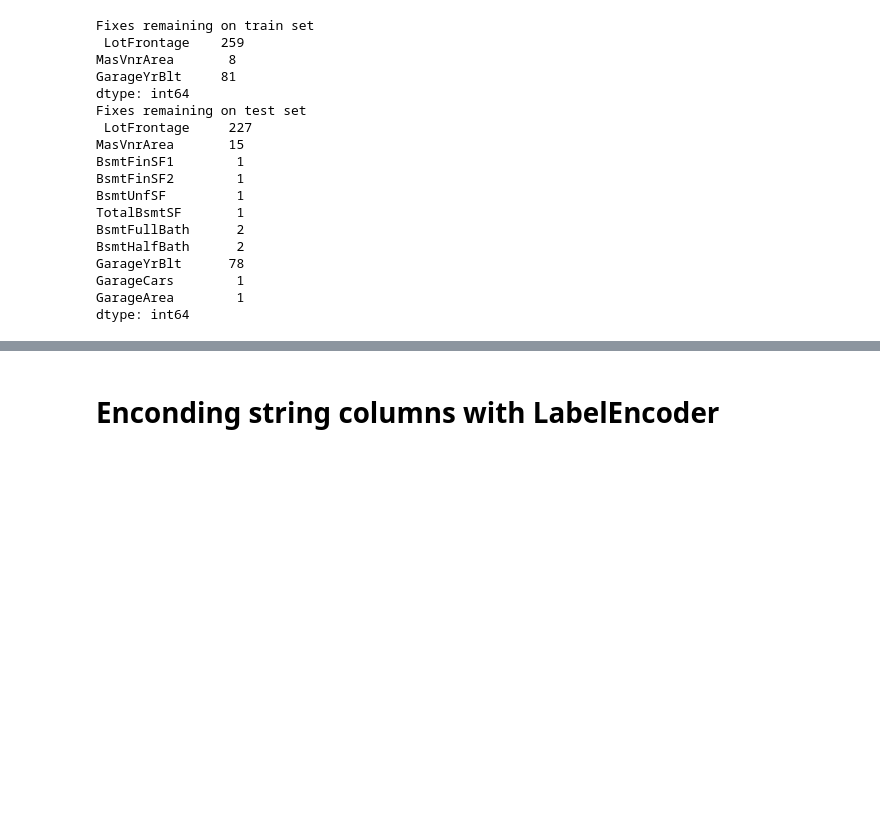
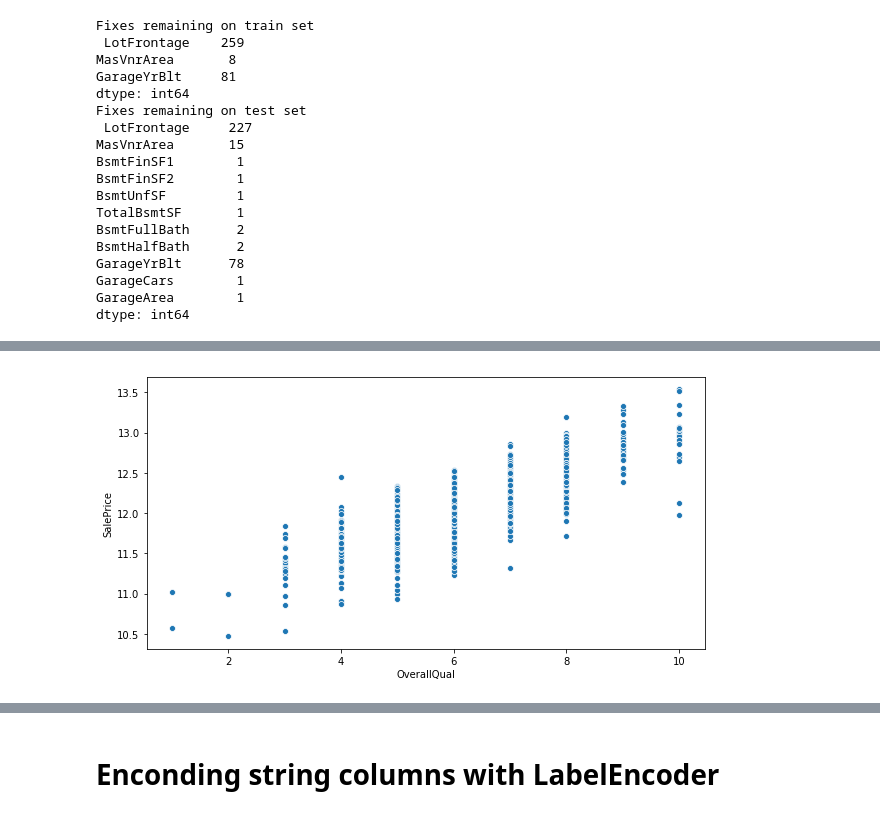
Before and after one commit to ddmng/kaggle, a Jupyter notebook: House Prices/notebooks/XGBoost and LGBM.ipynb, the cells around one changed output, grey strips where cells are left out. Drawn from its saved outputs; the diff is of its cells as text; code cells hidden in the pictures; blank space fills up the shorter version.

```diff
--- a/House Prices/notebooks/XGBoost and LGBM.ipynb
+++ b/House Prices/notebooks/XGBoost and LGBM.ipynb
@@ -298,0 +256,11 @@ Fixes remaining on test set
+# %%
+for d in numeric_columns[numeric_columns['OverallQual'] == 4].index:
+    if np.log1p(numeric_columns.loc[d,'SalePrice']) < 10.8:
+        numeric_columns = numeric_columns.drop(d, axis=0)
+        object_columns = object_columns.drop(d, axis=0)
+
+plt.figure(figsize=(10,5))
+sns.scatterplot(x=numeric_columns.loc[:,'OverallQual'], y=np.log1p(train['SalePrice']))
+plt.show()
+# %% [output]
+[figure, added]
```
Also changed, not shown: parts of 30 cells of this notebook, 1 other file.
